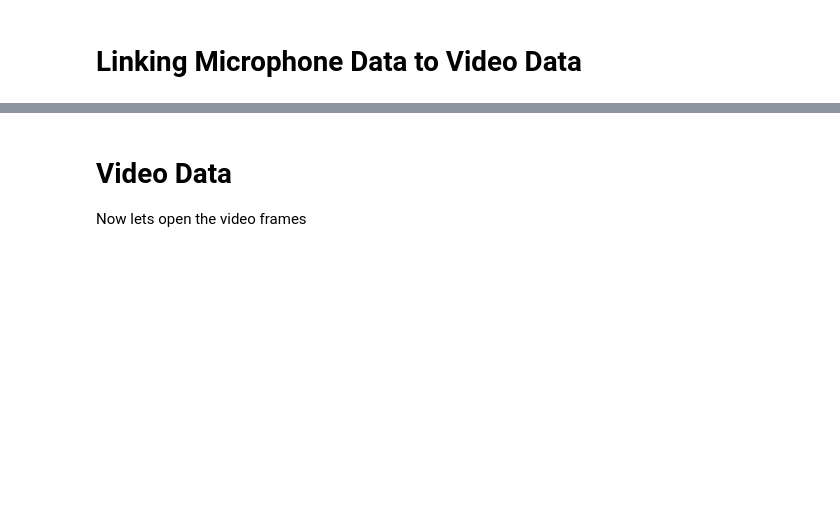
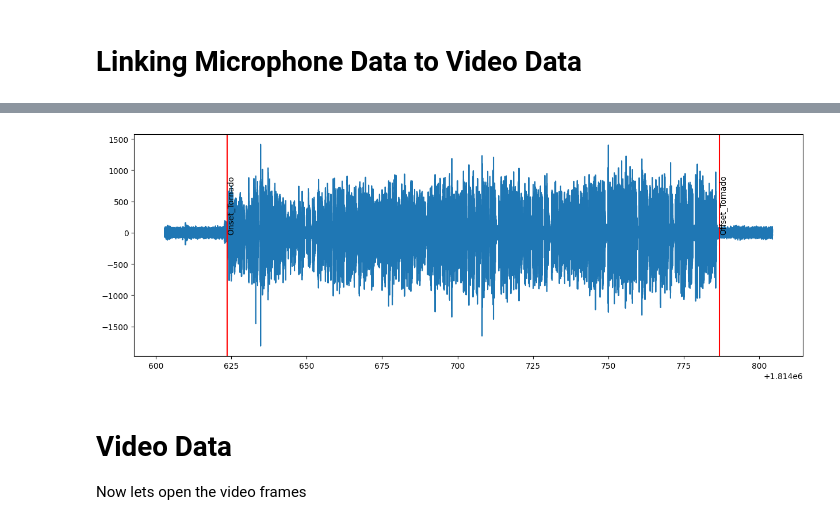
Before and after one commit to BryanGonzalez262/MOBI2024, a Jupyter notebook: CUNY_FACIAL/Code/pilot_check.ipynb, the cells around one changed output, grey strips where cells are left out. Cells and saved outputs as stored; diff of their text form; code cells hidden in the pictures; blank space fills up the shorter version.

```diff
--- a/CUNY_FACIAL/Code/pilot_check.ipynb
+++ b/CUNY_FACIAL/Code/pilot_check.ipynb
@@ -177,7 +180,7 @@ stim_df
 # %% [markdown]
 # Physio
 # %%
-PS = data[3]
+PS = data[streams_collected.index('OpenSignals')]
 # Get the column names
 column_labels = [PS['info']['desc'][0]['channels'][0]['channel'][i]['label'][0] for i in range(len(PS['info']['desc'][0]['channels'][0]['channel']))]
 ps_df = pd.DataFrame(data=PS['time_series'], columns=column_labels)
@@ -275,0 +267,8 @@ convo
+# %%
+f, ax = plt.subplots(figsize=(15, 5))
+plt.plot(mic_df.lsl_time_stamp, mic_df.int_array)
+for event in evs.loc[evs.event.str.contains('Tornado')].iterrows():
+    ax.axvline(event[1]['lsl_time_stamp'], color='r')
+    ax.text(event[1]['lsl_time_stamp'], 0, event[1]['event'], rotation=90)
+# %% [output]
+[figure, added]
```
Also changed, not shown: parts of 8 cells of this notebook.
